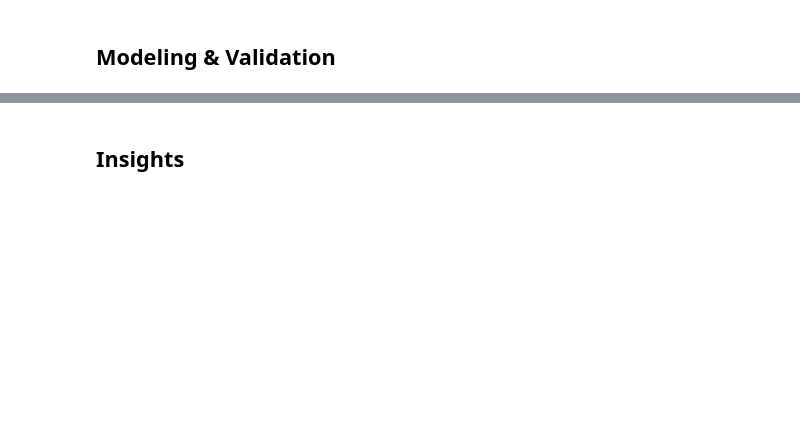
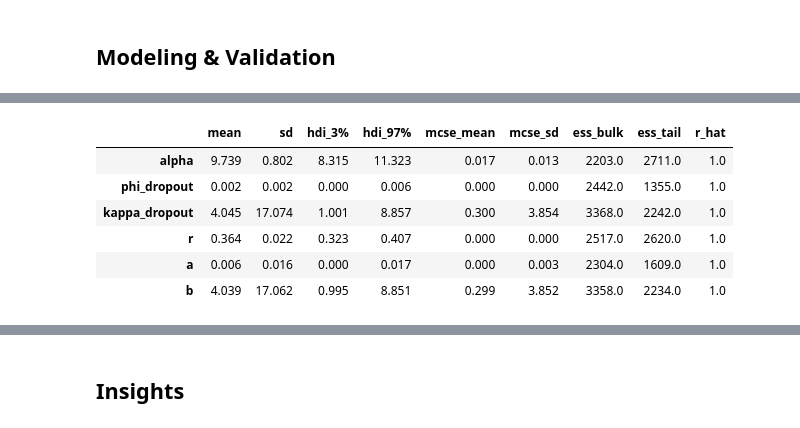
Before and after one commit to jwalluww/MarketingScience, a Jupyter notebook: ltv-hierarchical/notebooks/ltv_hierarchical_model.ipynb, the cells around one changed output, grey strips where cells are left out. Cells and saved outputs as stored; diff of their text form; code cells hidden in the pictures; blank space fills up the shorter version.

```diff
--- a/ltv-hierarchical/notebooks/ltv_hierarchical_model.ipynb
+++ b/ltv-hierarchical/notebooks/ltv_hierarchical_model.ipynb
@@ -128,0 +319,22 @@ Max customer age in dataset (days):           911
+# %%
+from lifetimes.utils import summary_data_from_transaction_data
+from lifetimes import BetaGeoFitter
+
+# Rebuild RFM in weeks instead of days
+rfm_weeks = summary_data_from_transaction_data(
+    calib_df,
+    customer_id_col='customer_id',
+    datetime_col='transaction_date',
+    monetary_value_col='order_value',
+    observation_period_end=CALIBRATION_END,
+    freq='W'
+)
+
+bgf = BetaGeoFitter(penalizer_coef=0.1)
+bgf.fit(
+    rfm_weeks['frequency'],
+    rfm_weeks['recency'],
+    rfm_weeks['T'],
+    initial_params=[0.5, 5.0, 0.5, 5.0]  # r, alpha, a, b
+)
+print(bgf.summary)
@@ -128,0 +359,16 @@ Max customer age in dataset (days):           911
+# %%
+from pymc_marketing.clv import BetaGeoModel
+import pandas as pd
+
+# PyMC-Marketing wants a specific column structure
+rfm_pymc = rfm_weeks.copy().reset_index()
+rfm_pymc = rfm_pymc.rename(columns={
+    'customer_id': 'customer_id',
+    'frequency': 'frequency',
+    'recency': 'recency',
+    'T': 'T',
+    'monetary_value': 'monetary_value'
+})
+
+print(rfm_pymc.head())
+print(rfm_pymc.shape)
@@ -128,0 +383,3 @@ Max customer age in dataset (days):           911
+# %%
+bgm = BetaGeoModel(data=rfm_pymc)
+bgm.fit()
@@ -128,0 +402,10 @@ Max customer age in dataset (days):           911
+# %%
+bgm.fit_summary()
+# %% [output]
+|  | mean | sd | hdi_3% | hdi_97% | mcse_mean | mcse_sd | ess_bulk | ess_tail | r_hat |
+| alpha | 9.739 | 0.802 | 8.315 | 11.323 | 0.017 | 0.013 | 2203.0 | 2711.0 | 1.0 |
+| phi_dropout | 0.002 | 0.002 | 0.000 | 0.006 | 0.000 | 0.000 | 2442.0 | 1355.0 | 1.0 |
+| kappa_dropout | 4.045 | 17.074 | 1.001 | 8.857 | 0.300 | 3.854 | 3368.0 | 2242.0 | 1.0 |
+| r | 0.364 | 0.022 | 0.323 | 0.407 | 0.000 | 0.000 | 2517.0 | 2620.0 | 1.0 |
+| a | 0.006 | 0.016 | 0.000 | 0.017 | 0.000 | 0.003 | 2304.0 | 1609.0 | 1.0 |
+| b | 4.039 | 17.062 | 0.995 | 8.851 | 0.299 | 3.852 | 3358.0 | 2234.0 | 1.0 |
```
Also changed, not shown: parts of 22 cells of this notebook, 1 other file.
